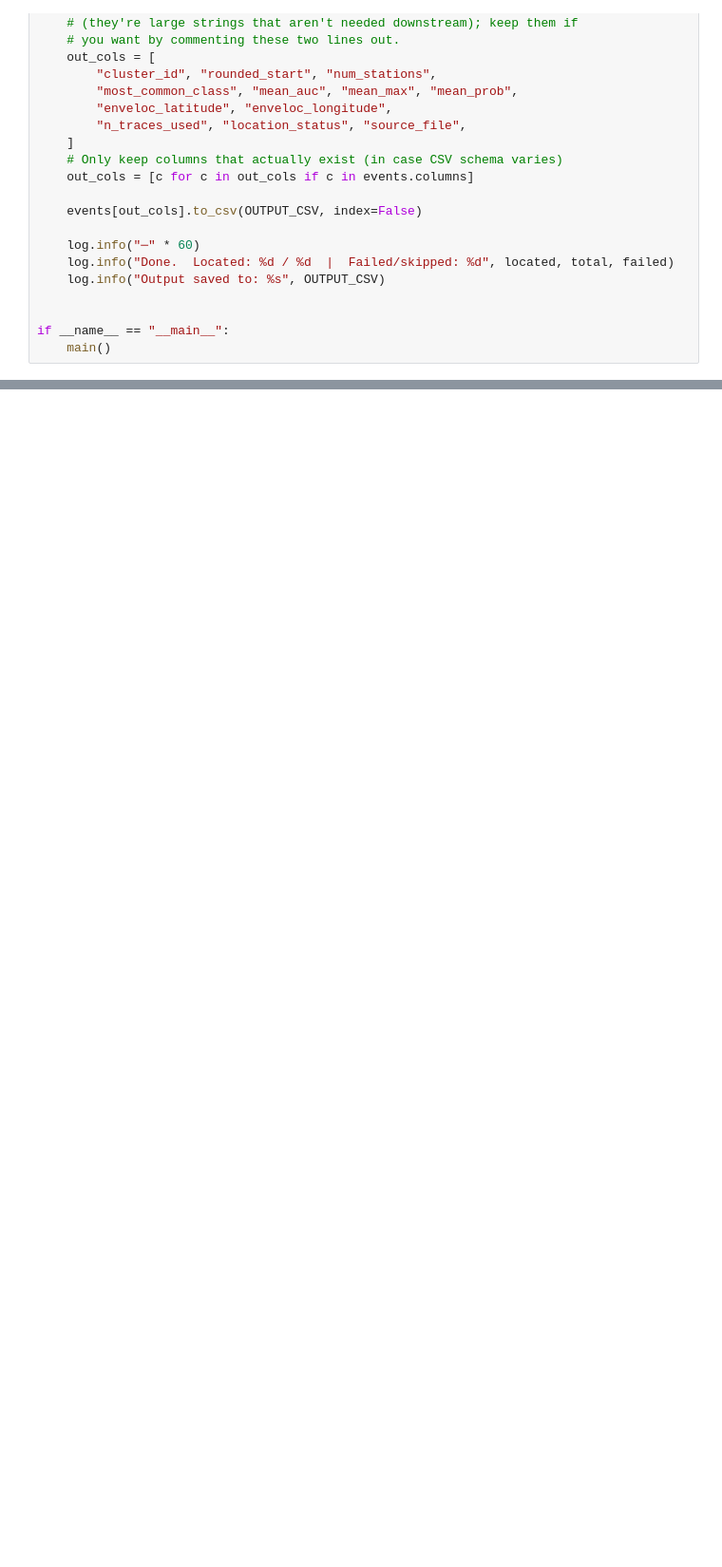
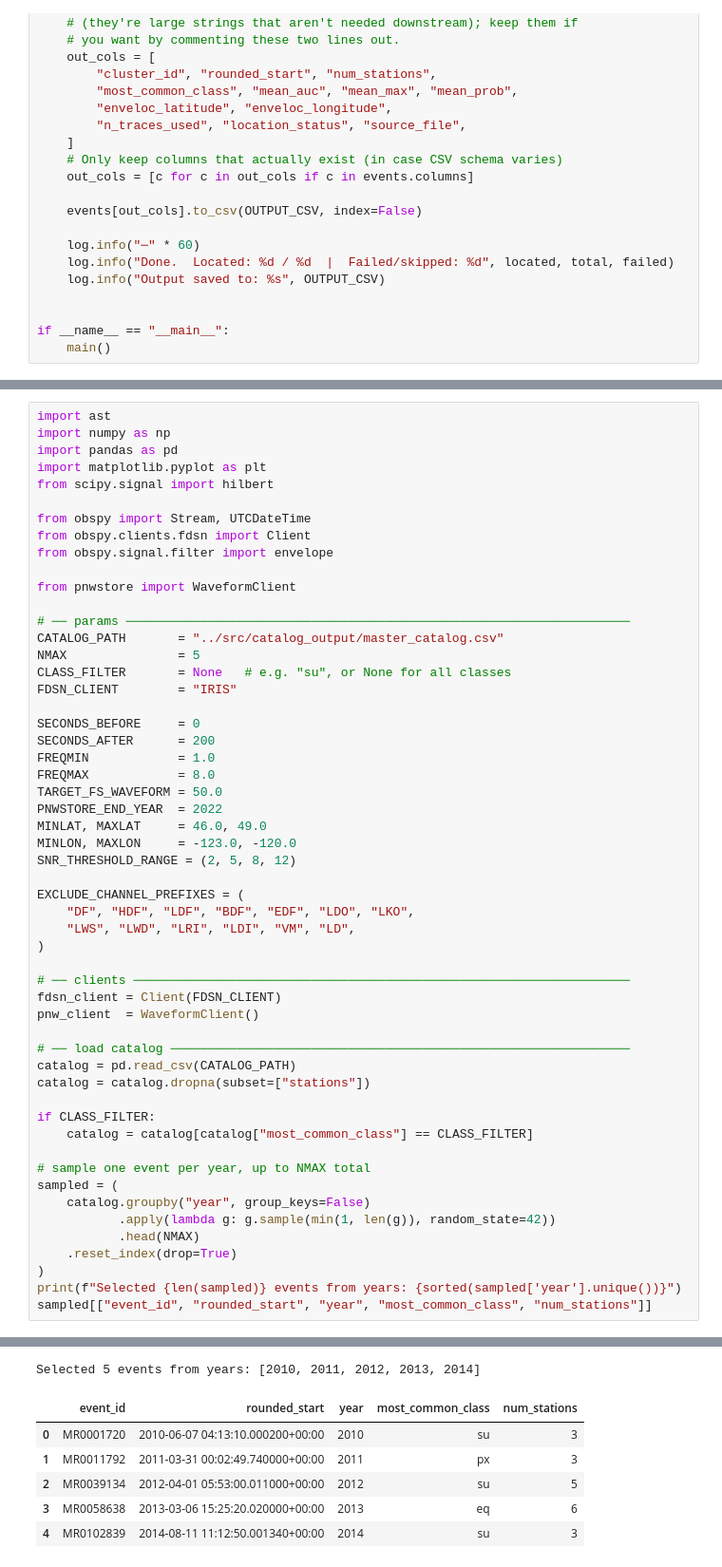
Before and after one commit to Akashkharita/pnw_seismic_event_detection, a Jupyter notebook: notebooks/enveloc_location_for_detected_events.ipynb, the cells around one changed output, grey strips where cells are left out. Shown at 95% size. Drawn from its saved outputs; the diff is of its cells as text; blank space fills up the shorter version.

```diff
--- a/notebooks/enveloc_location_for_detected_events.ipynb
+++ b/notebooks/enveloc_location_for_detected_events.ipynb
@@ -451,0 +908,55 @@ if __name__ == "__main__":
+# %%
+import ast
+import numpy as np
+import pandas as pd
+import matplotlib.pyplot as plt
+from scipy.signal import hilbert
+
+from obspy import Stream, UTCDateTime
+from obspy.clients.fdsn import Client
+from obspy.signal.filter import envelope
+
+from pnwstore import WaveformClient
+
+# ── params ────────────────────────────────────────────────────────────────────
+CATALOG_PATH       = "../src/catalog_output/master_catalog.csv"
+NMAX               = 5
+CLASS_FILTER       = None   # e.g. "su", or None for all classes
+FDSN_CLIENT        = "IRIS"
+
+SECONDS_BEFORE     = 0
+SECONDS_AFTER      = 200
+FREQMIN            = 1.0
+FREQMAX            = 8.0
+TARGET_FS_WAVEFORM = 50.0
+PNWSTORE_END_YEAR  = 2022
+MINLAT, MAXLAT     = 46.0, 49.0
+MINLON, MAXLON     = -123.0, -120.0
+SNR_THRESHOLD_RANGE = (2, 5, 8, 12)
+
+EXCLUDE_CHANNEL_PREFIXES = (
+    "DF", "HDF", "LDF", "BDF", "EDF", "LDO", "LKO",
+    "LWS", "LWD", "LRI", "LDI", "VM", "LD",
+)
+
+# ── clients ───────────────────────────────────────────────────────────────────
+fdsn_client = Client(FDSN_CLIENT)
+pnw_client  = WaveformClient()
+
+# ── load catalog ──────────────────────────────────────────────────────────────
+catalog = pd.read_csv(CATALOG_PATH)
+catalog = catalog.dropna(subset=["stations"])
+
+if CLASS_FILTER:
+    catalog = catalog[catalog["most_common_class"] == CLASS_FILTER]
+
+# sample one event per year, up to NMAX total
+sampled = (
+    catalog.groupby("year", group_keys=False)
+           .apply(lambda g: g.sample(min(1, len(g)), random_state=42))
+           .head(NMAX)
+    .reset_index(drop=True)
+)
+print(f"Selected {len(sampled)} events from years: {sorted(sampled['year'].unique())}")
+sampled[["event_id", "rounded_start", "year", "most_common_class", "num_stations"]]
+# %% [output]
@@ -451,0 +964,7 @@ if __name__ == "__main__":
+Selected 5 events from years: [2010, 2011, 2012, 2013, 2014]
+|  | event_id | rounded_start | year | most_common_class | num_stations |
+| 0 | MR0001720 | 2010-06-07 04:13:10.000200+00:00 | 2010 | su | 3 |
+| 1 | MR0011792 | 2011-03-31 00:02:49.740000+00:00 | 2011 | px | 3 |
+| 2 | MR0039134 | 2012-04-01 05:53:00.011000+00:00 | 2012 | su | 5 |
+| 3 | MR0058638 | 2013-03-06 15:25:20.020000+00:00 | 2013 | eq | 6 |
+| 4 | MR0102839 | 2014-08-11 11:12:50.001340+00:00 | 2014 | su | 3 |
```
Also changed, not shown: parts of 25 cells of this notebook, 30 other files.
